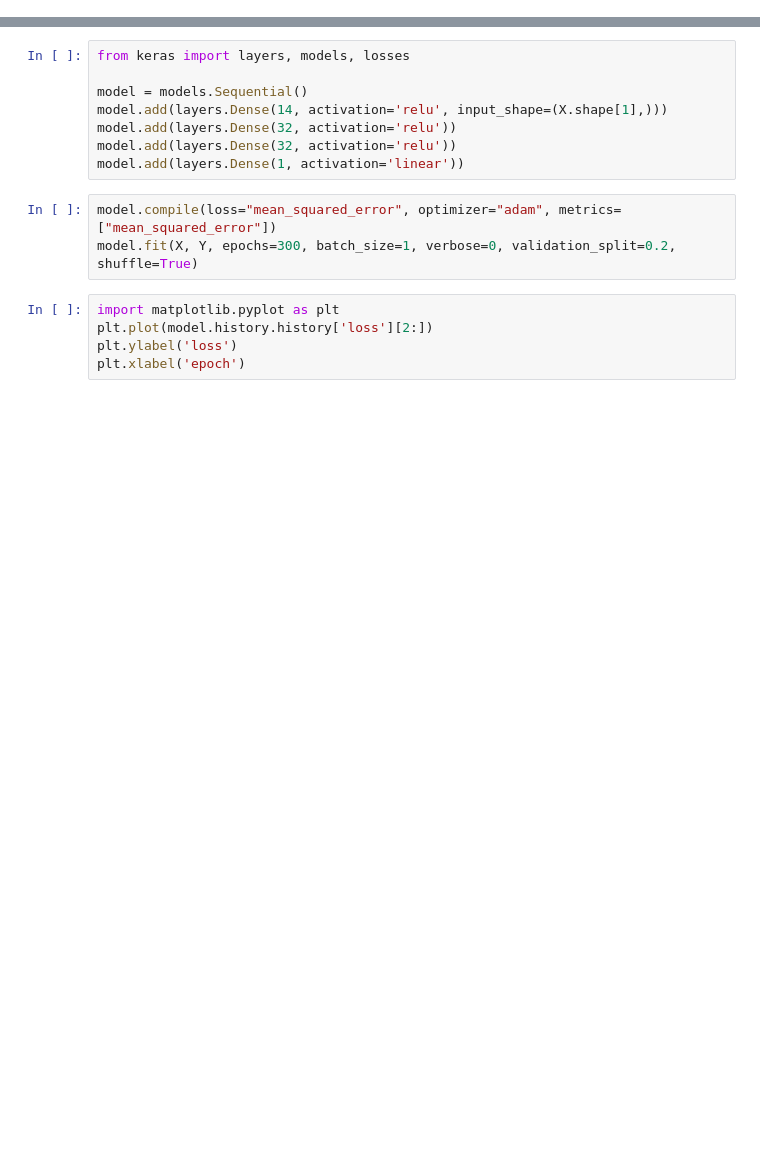
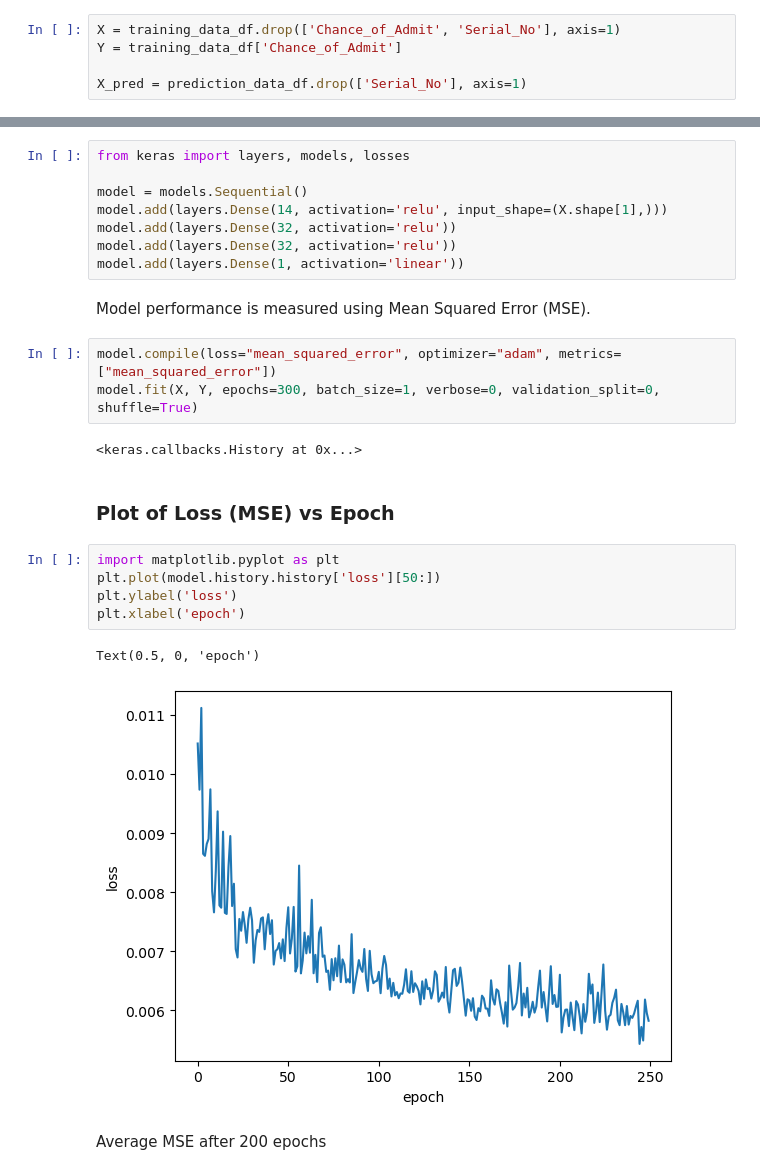
Before and after one commit to jrosner1/mdn_data_challenge, a Jupyter notebook: mdn_student_prediction.ipynb, the cells around one changed output, grey strips where cells are left out. Drawn from its saved outputs; the diff is of its cells as text; blank space fills up the shorter version.

Commit message:
No validation set + notebook cleanup

```diff
--- a/mdn_student_prediction.ipynb
+++ b/mdn_student_prediction.ipynb
@@ -23,0 +21,5 @@ print(Y)
+# %%
+X = training_data_df.drop(['Chance_of_Admit', 'Serial_No'], axis=1)
+Y = training_data_df['Chance_of_Admit']
+
+X_pred = prediction_data_df.drop(['Serial_No'], axis=1)
@@ -29,13 +34,24 @@ model.add(layers.Dense(14, activation='relu', input_shape=(X.shape[1],)))
 model.add(layers.Dense(32, activation='relu'))
 model.add(layers.Dense(32, activation='relu'))
 model.add(layers.Dense(1, activation='linear'))
+# %% [markdown]
+Model performance is measured using Mean Squared Error (MSE).
 # %%
 model.compile(loss="mean_squared_error", optimizer="adam", metrics=["mean_squared_error"])
-model.fit(X, Y, epochs=300, batch_size=1, verbose=0, validation_split=0.2, shuffle=True)
+model.fit(X, Y, epochs=300, batch_size=1, verbose=0, validation_split=0, shuffle=True)
+# %% [output]
+<keras.callbacks.History at 0x...>
+# %% [markdown]
+### Plot of Loss (MSE) vs Epoch
 # %%
 import matplotlib.pyplot as plt
-plt.plot(model.history.history['loss'][2:])
+plt.plot(model.history.history['loss'][50:])
 plt.ylabel('loss')
 plt.xlabel('epoch')
+# %% [output]
+Text(0.5, 0, 'epoch')
+[figure, added]
+# %% [markdown]
+Average MSE after 200 epochs
 # %%
 print(np.average(model.history.history['loss'][200:]))
```
Also changed, not shown: parts of 15 cells of this notebook, 2 other files.
